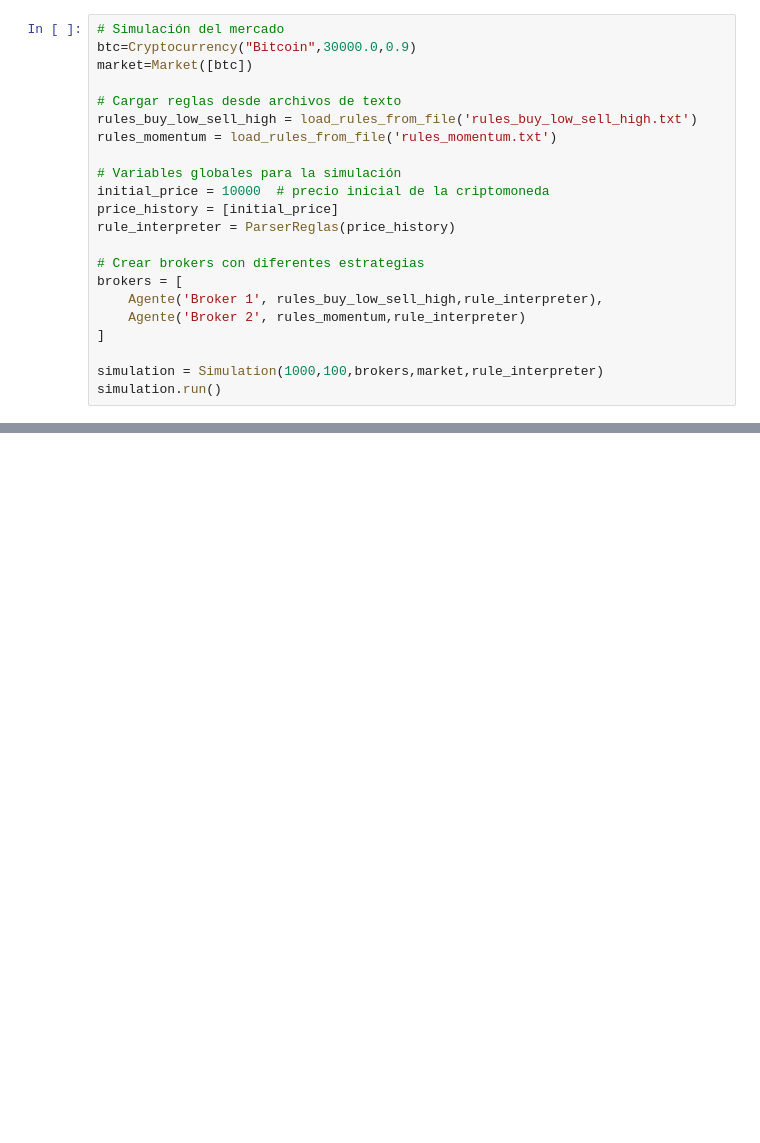
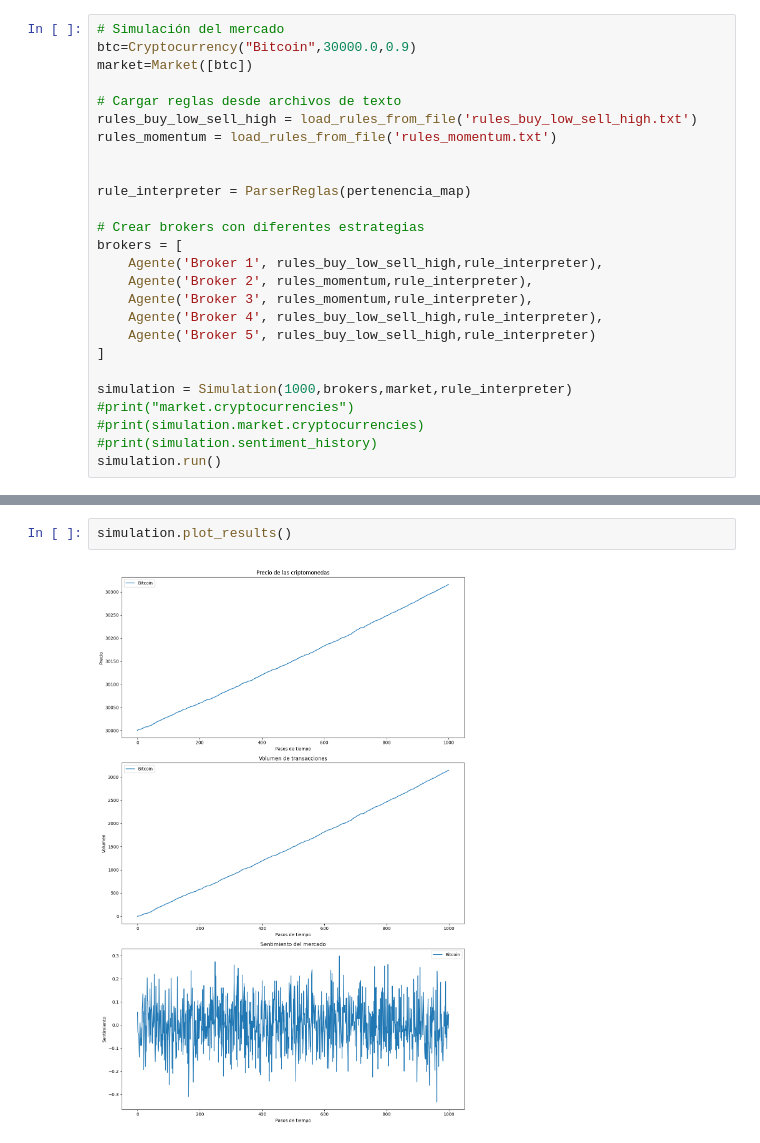
Before and after one commit to Alejandro1011-R/crypto-exchange-simulator-strategy, a Jupyter notebook: main.ipynb, the cells around one changed output, grey strips where cells are left out. Drawn from its saved outputs; the diff is of its cells as text; blank space fills up the shorter version.

```diff
--- a/main.ipynb
+++ b/main.ipynb
@@ -23,17 +52,21 @@ market=Market([btc])
 rules_buy_low_sell_high = load_rules_from_file('rules_buy_low_sell_high.txt')
 rules_momentum = load_rules_from_file('rules_momentum.txt')
 
-# Variables globales para la simulación
-initial_price = 10000  # precio inicial de la criptomoneda
-price_history = [initial_price]
-rule_interpreter = ParserReglas(price_history)
+
+rule_interpreter = ParserReglas(pertenencia_map)
 
 # Crear brokers con diferentes estrategias
 brokers = [
     Agente('Broker 1', rules_buy_low_sell_high,rule_interpreter),
-    Agente('Broker 2', rules_momentum,rule_interpreter)
+    Agente('Broker 2', rules_momentum,rule_interpreter),
+    Agente('Broker 3', rules_momentum,rule_interpreter),
+    Agente('Broker 4', rules_buy_low_sell_high,rule_interpreter),
+    Agente('Broker 5', rules_buy_low_sell_high,rule_interpreter)
 ]
 
-simulation = Simulation(1000,100,brokers,market,rule_interpreter)
+simulation = Simulation(1000,brokers,market,rule_interpreter)
+#print("market.cryptocurrencies")
+#print(simulation.market.cryptocurrencies)
+#print(simulation.sentiment_history)
 simulation.run()
 # %% [output]
@@ -57,0 +95,4 @@ UnboundLocalError: cannot access local variable 'result' where it is not associa
+# %%
+simulation.plot_results()
+# %% [output]
+[figure, added]
```
Also changed, not shown: parts of 6 cells of this notebook, 1 other file.
